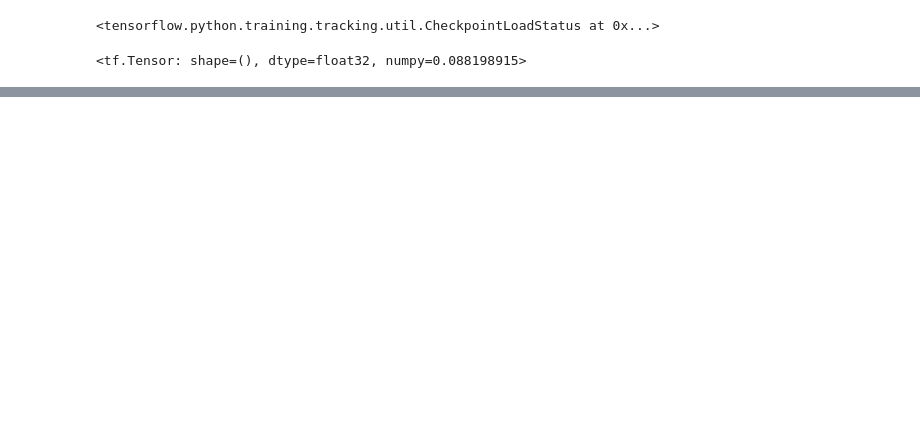
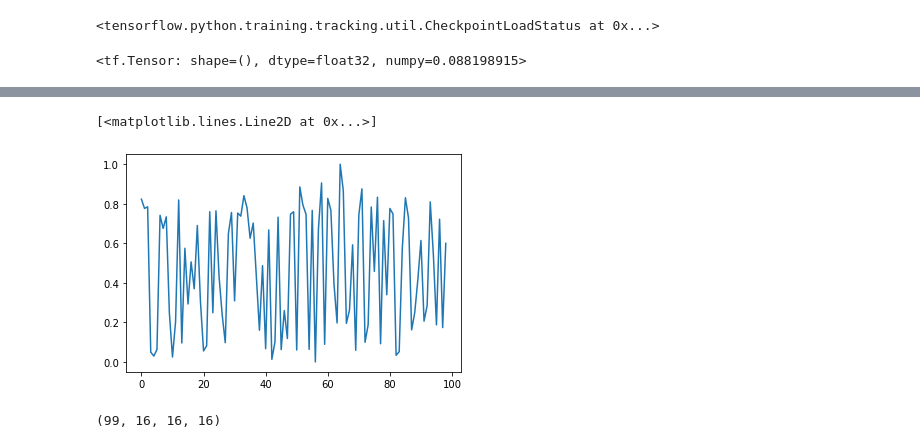
Before and after one commit to andy1213aa/Nyx, a Jupyter notebook: Untitled.ipynb, the cells around one changed output, grey strips where cells are left out. Drawn from its saved outputs; the diff is of its cells as text; code cells hidden in the pictures; blank space fills up the shorter version.

```diff
--- a/Untitled.ipynb
+++ b/Untitled.ipynb
@@ -42,0 +96,24 @@ c.numpy()[1].reshape((16, 16, 16)).tofile(r'E:\NTNU1-2\Nyx\3D8.4%_0001train_16x1
+# %%
+d = np.array(disPoint_collect)
+d = d[700:]
+d = (d - np.min(d)) / (np.max(d) - np.min(d))
+
+d = d.reshape(d.shape[0], 1)
+
+d -= 1
+d = abs(d)
+# %%
+import matplotlib.pyplot as plt
+plt.plot(range(d.shape[0]), d)
+# %% [output]
+[<matplotlib.lines.Line2D at 0x...>]
+[figure, added]
+# %%
+d = np.array(realdata_collect)
+d = d[700:]
+#d = (d - np.min(d)) / (np.max(d) - np.min(d))
+d = d.reshape(d.shape[0], 16,16,16)
+
+d.shape
+# %% [output]
+(99, 16, 16, 16)
```
Also changed, not shown: parts of 4 cells of this notebook, 5 other files.
